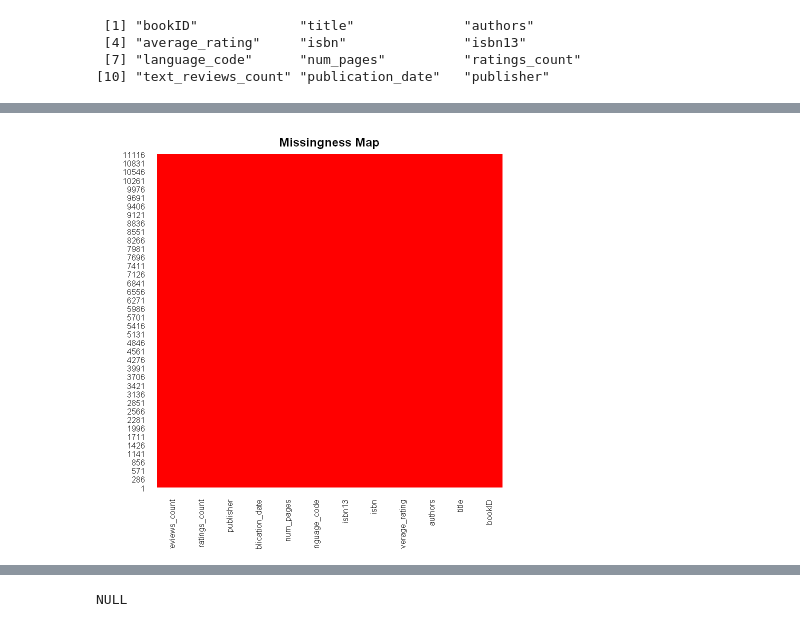
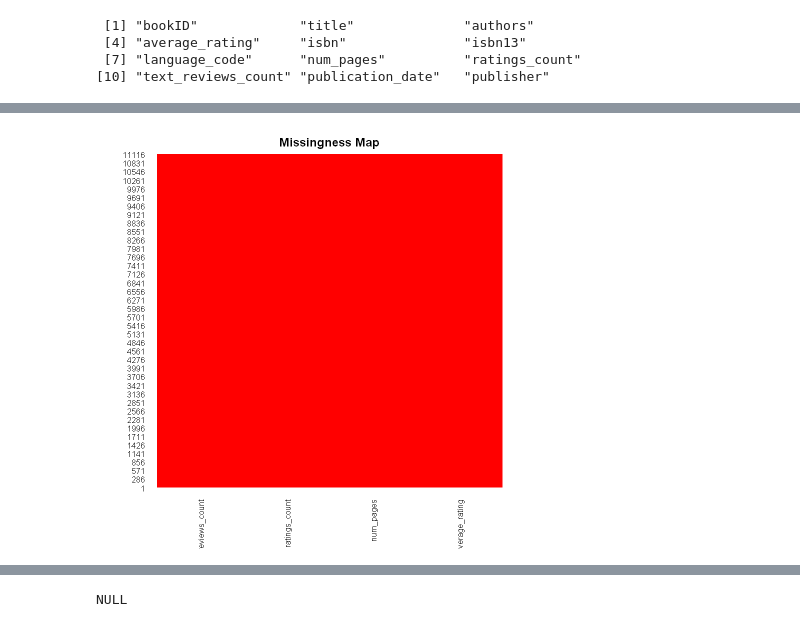
Before and after one commit to andrewkariuki/logistic-regression, a Jupyter notebook: LogisticRegressionInR.ipynb, the cells around one changed output, grey strips where cells are left out. Saved outputs shown, nothing was run; the diff lists cells and outputs as text; code cells hidden in the pictures.

```diff
--- a/LogisticRegressionInR.ipynb
+++ b/LogisticRegressionInR.ipynb
@@ -25,4 +26,8 @@ A data.frame: 6 × 12
 | 4 | 5 | Harry Potter and the Prisoner of ... | J.K. Rowling/Mary GrandPrÃ© | 4.56 | 043965548X | 9780439655484 | eng | 435 | 2339585 | ... |
 | 5 | 8 | Harry Potter Boxed Set Books 1-5 ... | J.K. Rowling/Mary GrandPrÃ© | 4.78 | 0439682584 | 9780439682589 | eng | 2690 | 41428 | ... |
 | 6 | 9 | Unauthorized Harry Potter Book Se... | W. Frederick Zimmerman | 3.74 | 0976540606 | 9780976540601 | en-US | 152 | 19 | ... |
+# %%
+myvars <- names(books) %in% c('bookID','title','authors','isbn', 'isbn13','language_code','publication_date','publisher')
+# %%
+new_books <- books[!myvars]
 # %%
@@ -74,6 +85,6 @@ Loading required package: Rcpp
 # %%
-missmap(books, col=c("blue", "red"), legend=FALSE)
+missmap(new_books, col=c("blue", "red"), legend=FALSE)
 # %% [output]
-[figure, old version]
+[figure, new version]
 # %%
 library(corrplot)
```
Also changed, not shown: parts of 10 cells of this notebook, 1 other file.
